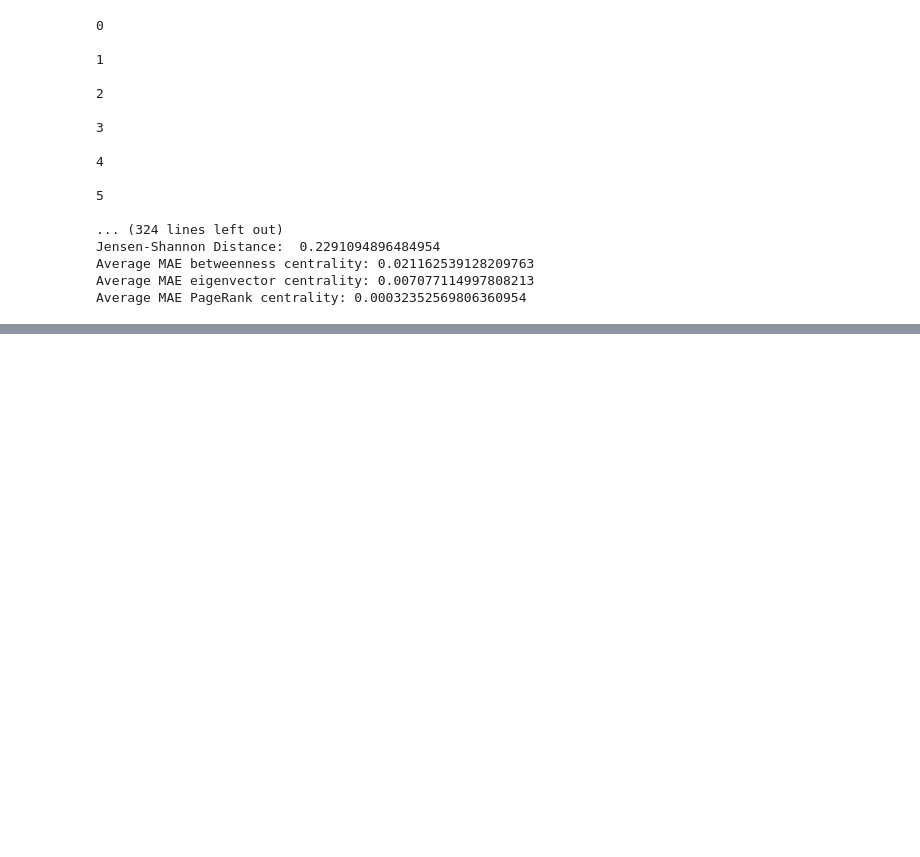
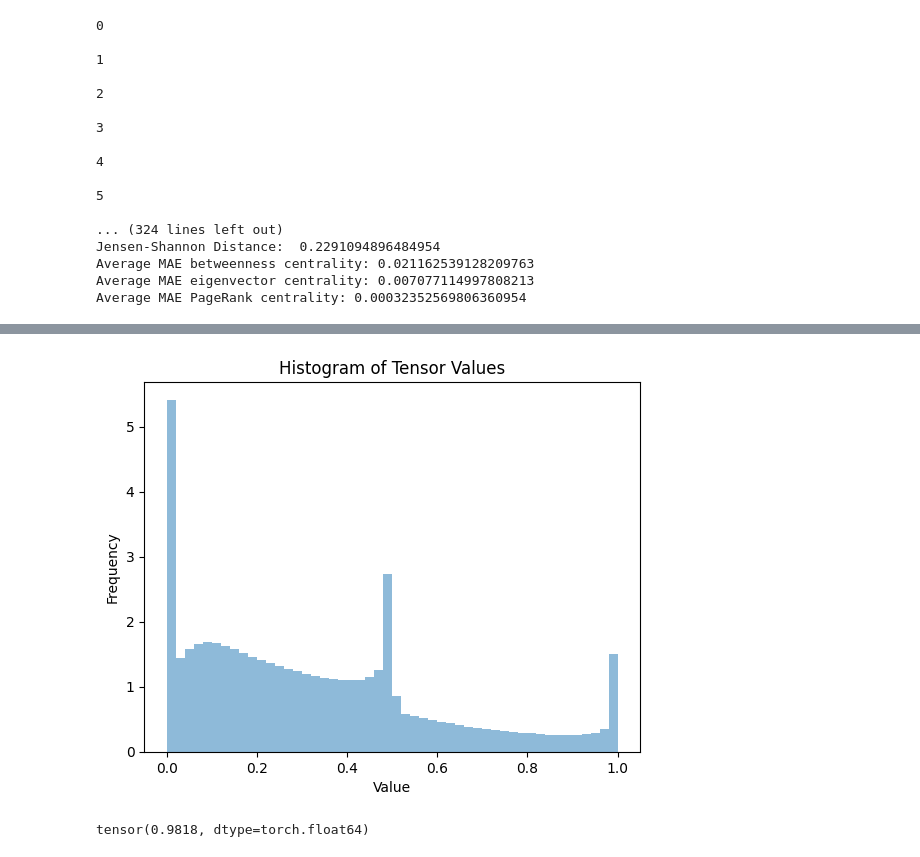
Before and after one commit to dilayercelik/DGL24-Group-Project, a Jupyter notebook: Moritz_AGSRNet.ipynb, the cells around one changed output, grey strips where cells are left out. Saved outputs shown, nothing was run; the diff lists cells and outputs as text; code cells hidden in the pictures; blank space fills up the shorter version.

```diff
--- a/Moritz_AGSRNet.ipynb
+++ b/Moritz_AGSRNet.ipynb
@@ -312,0 +390,18 @@ torch.Size([112, 268, 268])
+# %%
+import pandas as pd
+from data_preparation import generate_histogram
+df = pd.read_csv(f'./submission_files/AGSR_full_train.csv')
+# df = pd.read_csv(f'.moritz_test3.csv')
+
+# Convert the DataFrame to a NumPy array.
+array = df.values
+
+tensor = torch.tensor(array)
+
+generate_histogram(tensor[:,1], )
+# %% [output]
+[figure, added]
+# %%
+print(tensor[:,1][1])
+# %% [output]
+tensor(0.9818, dtype=torch.float64)
```
Also changed, not shown: parts of 7 cells of this notebook, 3 other files.
